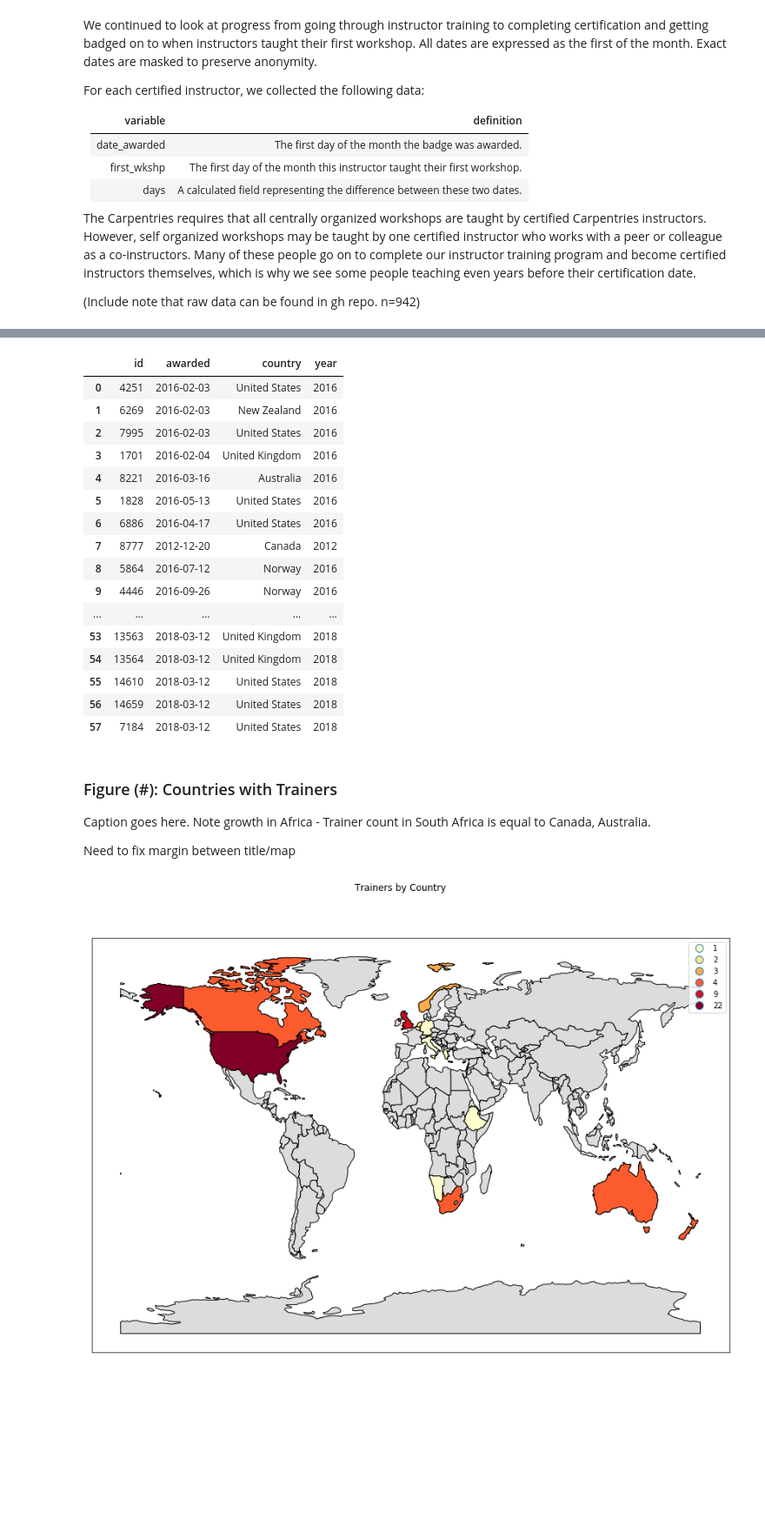
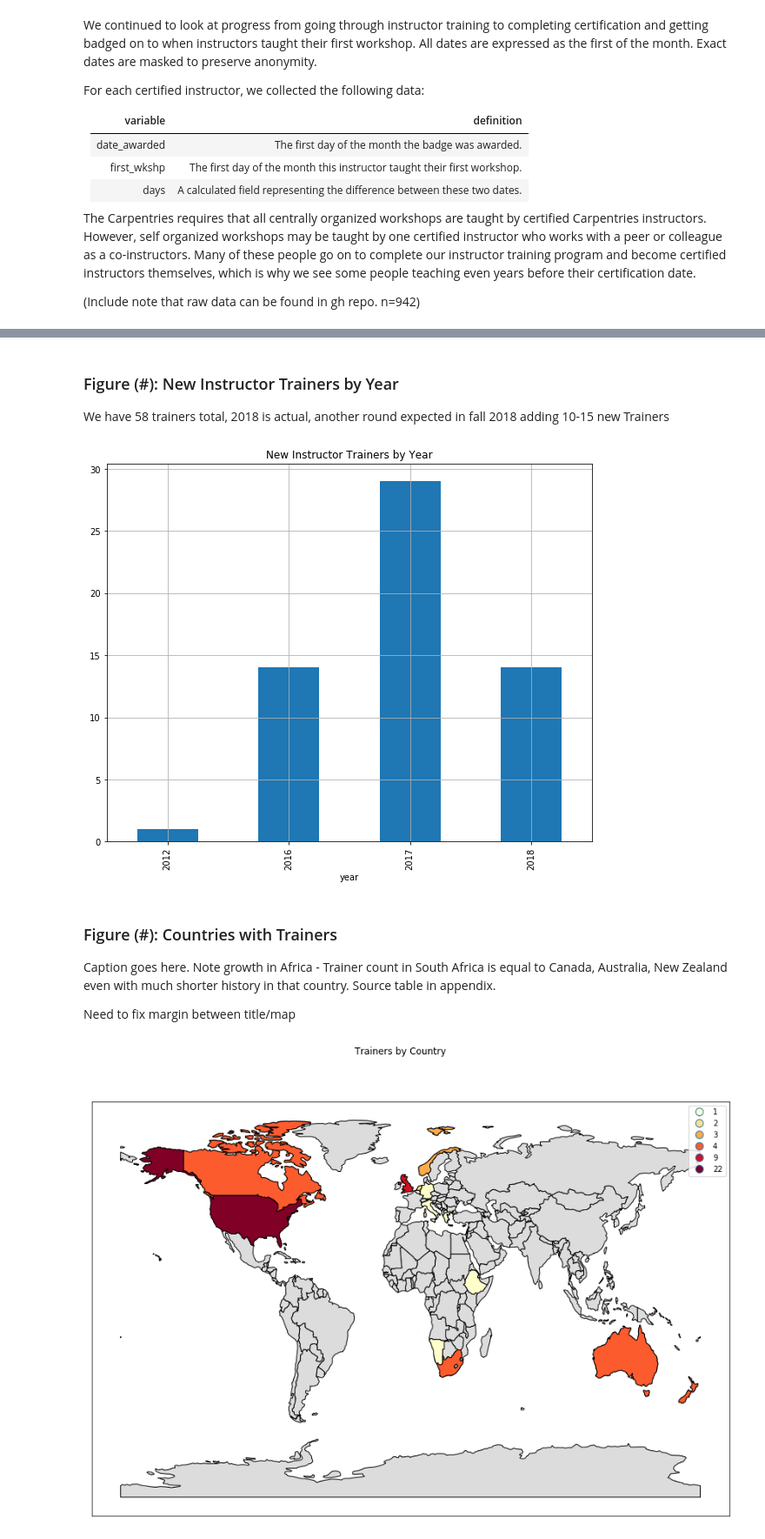
Before and after one commit to carpentries/assessment, a Jupyter notebook: programmatic-assessment/workshops/final_report_outline.ipynb, the cells around one changed output, grey strips where cells are left out. Shown at 87% size. Drawn from its saved outputs; the diff is of its cells as text; code cells hidden in the pictures; blank space fills up the shorter version.

```diff
--- a/programmatic-assessment/workshops/final_report_outline.ipynb
+++ b/programmatic-assessment/workshops/final_report_outline.ipynb
@@ -721,22 +778,4 @@ trainers['country'] = trainers['country'].apply(get_country_name)
 trainers.replace('online', 'Namibia', inplace = True)
 trainers = trainers.assign(year=trainers['awarded'].dt.year)
 
-trainers
+# trainers
-# %% [output]
-|  | id | awarded | country | year |
-| 0 | 4251 | 2016-02-03 | United States | 2016 |
-| 1 | 6269 | 2016-02-03 | New Zealand | 2016 |
-| 2 | 7995 | 2016-02-03 | United States | 2016 |
-| 3 | 1701 | 2016-02-04 | United Kingdom | 2016 |
-| 4 | 8221 | 2016-03-16 | Australia | 2016 |
-| 5 | 1828 | 2016-05-13 | United States | 2016 |
-| 6 | 6886 | 2016-04-17 | United States | 2016 |
-| 7 | 8777 | 2012-12-20 | Canada | 2012 |
-| 8 | 5864 | 2016-07-12 | Norway | 2016 |
-| 9 | 4446 | 2016-09-26 | Norway | 2016 |
-| ... | ... | ... | ... | ... |
-| 53 | 13563 | 2018-03-12 | United Kingdom | 2018 |
-| 54 | 13564 | 2018-03-12 | United Kingdom | 2018 |
-| 55 | 14610 | 2018-03-12 | United States | 2018 |
-| 56 | 14659 | 2018-03-12 | United States | 2018 |
-| 57 | 7184 | 2018-03-12 | United States | 2018 |
@@ -743,7 +786,18 @@ trainers
+# %% [markdown]
+### Figure (#): New Instructor Trainers by Year
+
+We have 58 trainers total, 2018 is actual, another round expected in fall 2018 adding 10-15 new Trainers
+# %%
+trainers_by_year = trainers.groupby(trainers['year']).id.count().to_frame()
+title = "New Instructor Trainers by Year"
+trainers_by_year.plot(kind='bar', figsize=(10,8), title=title, legend=False, grid=True)
+plt.show()
+# %% [output]
+[figure, added]
 # %% [markdown]
 ### Figure (#): Countries with Trainers
 
-Caption goes here. Note growth in Africa - Trainer count in South Africa is equal to Canada, Australia.
+Caption goes here. Note growth in Africa - Trainer count in South Africa is equal to Canada, Australia, New Zealand even with much shorter history in that country.  Source table in appendix.
 
 Need to fix margin between title/map
 # %%
```
Also changed, not shown: parts of 20 cells of this notebook.
